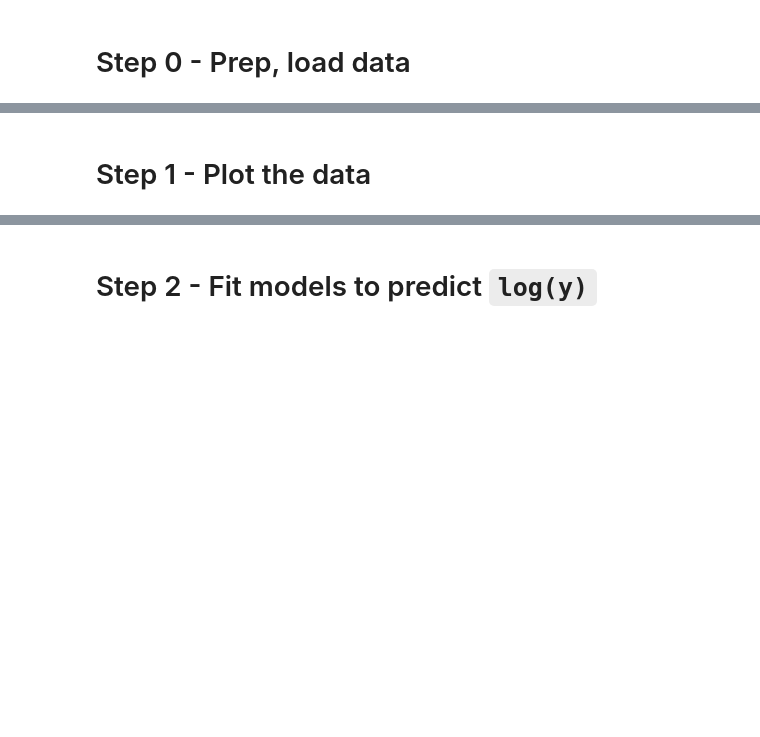
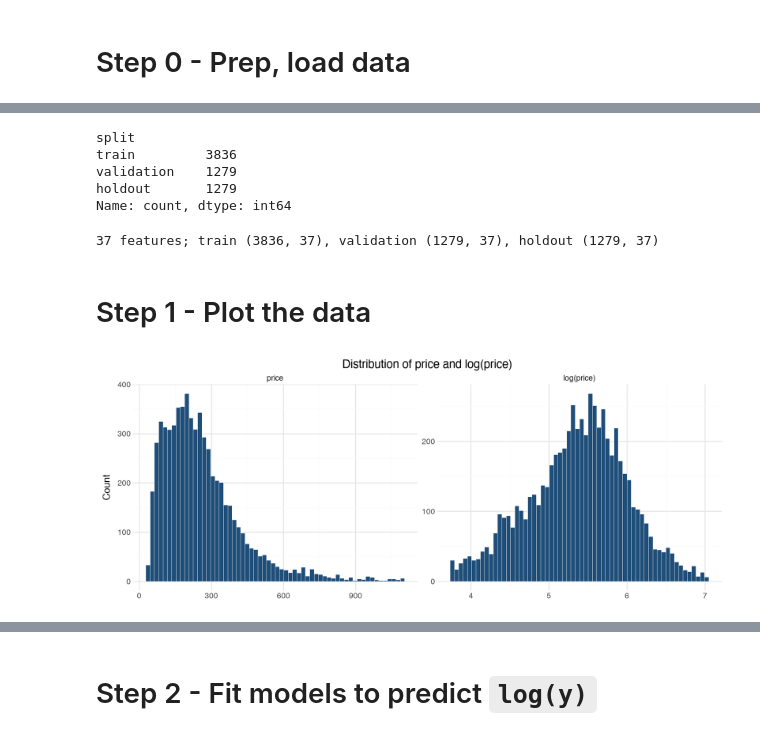
Before and after one commit to shermstats/transformation-bias-demo, a Jupyter notebook: analysis-files/1-FitModels.ipynb, the cells around one changed output, grey strips where cells are left out. Drawn from its saved outputs; the diff is of its cells as text; code cells hidden in the pictures; blank space fills up the shorter version.

Commit message:
FitModels notebook now runs end-to-end and shows initial transformation bias adjustments

```diff
--- a/analysis-files/1-FitModels.ipynb
+++ b/analysis-files/1-FitModels.ipynb
@@ -42,2 +122,0 @@ TODO Split diamonds_df into train_df, validation_df, holdout_df via 60/20/20 spl
-# %%
-y = diamonds_df['price'].to_array()
@@ -49,0 +123,61 @@ Then apply the transformations to make X_validation and X_holdout
+# %%
+# 60/20/20 split: hold out 40%, then split that 40% in half into validation and holdout
+row_ids = listings_df.index.to_numpy()
+train_ids, rest_ids = train_test_split(row_ids, test_size=0.4, random_state=RANDOM_STATE)
+validation_ids, holdout_ids = train_test_split(rest_ids, test_size=0.5, random_state=RANDOM_STATE)
+
+listings_df['row_id'] = row_ids
+listings_df['split'] = 'train'
+listings_df.loc[validation_ids, 'split'] = 'validation'
+listings_df.loc[holdout_ids, 'split'] = 'holdout'
+
+train_df = listings_df[listings_df['split'] == 'train']
+validation_df = listings_df[listings_df['split'] == 'validation']
+holdout_df = listings_df[listings_df['split'] == 'holdout']
+
+# Boolean masks for slicing the X / y arrays, which share listings_df's row order
+is_train = (listings_df['split'] == 'train').to_numpy()
+is_validation = (listings_df['split'] == 'validation').to_numpy()
+is_holdout = (listings_df['split'] == 'holdout').to_numpy()
+
+listings_df['split'].value_counts()
+# %% [output]
+split
+train         3836
+validation    1279
+holdout       1279
+Name: count, dtype: int64
+# %%
+CATEGORICAL_FEATURES = ['room_type', 'neighbourhood_group', 'bath_type']
+# Skewed counts (reviews, minimum nights) enter on the log scale; the raw versions are kept for plotting only
+NUMERIC_FEATURES = [
+    'accommodates', 'bedrooms', 'beds', 'baths', 'latitude', 'longitude',
+    'review_scores_rating', 'has_reviews', 'log_number_of_reviews',
+    'log_minimum_nights', 'long_stay', 'availability_365', 'is_superhost',
+]
+
+preprocessor = ColumnTransformer([
+    # handle_unknown='ignore' because rare levels (e.g. shared rooms) might not appear in train.
+    # No dropped level, so the dummies are collinear with the intercept; LinearRegression's
+    # least-squares solve handles that and predictions are unaffected.
+    ('onehot', OneHotEncoder(handle_unknown='ignore', sparse_output=False), CATEGORICAL_FEATURES),
+    # Missing values (ratings for unreviewed listings, a few beds/bedrooms) get the training median;
+    # has_reviews flags the imputed ratings
+    ('numeric', Pipeline([('impute', SimpleImputer(strategy='median')), ('minmax', MinMaxScaler())]), NUMERIC_FEATURES),
+])
+
+# Fit the transformations on training data only, then apply them to every row
+preprocessor.fit(X_df[is_train])
+X_all = preprocessor.transform(X_df)  # all rows, for exporting predictions on every data point
+X_train = X_all[is_train]
+X_validation = X_all[is_validation]
+X_holdout = X_all[is_holdout]
+
+log_y_train = log_y[is_train]
+log_y_validation = log_y[is_validation]
+log_y_holdout = log_y[is_holdout]
+
+feature_names = preprocessor.get_feature_names_out()
+print(f'{len(feature_names)} features; train {X_train.shape}, validation {X_validation.shape}, holdout {X_holdout.shape}')
+# %% [output]
+37 features; train (3836, 37), validation (1279, 37), holdout (1279, 37)
@@ -59,0 +208,16 @@ TODO Plot each quantitative feature in X against y and log_y in a scatterplot ma
+# %%
+dist_df = pd.DataFrame({
+    'scale': pd.Categorical(np.repeat(['price', 'log(price)'], len(y)), categories=['price', 'log(price)']),
+    'value': np.concatenate([y, log_y]),
+})
+
+(
+    ggplot(dist_df, aes('value'))
+    + geom_histogram(bins=60, fill='#1f4e79', color='white', size=0.2)
+    + facet_wrap('scale', scales='free')
+    + labs(title='Distribution of price and log(price)', x='', y='Count')
+    + theme_minimal()
+    + theme(figure_size=(10, 4))
+)
+# %% [output]
+[figure, added]
```
Also changed, not shown: parts of 56 cells of this notebook, 3 other files.
